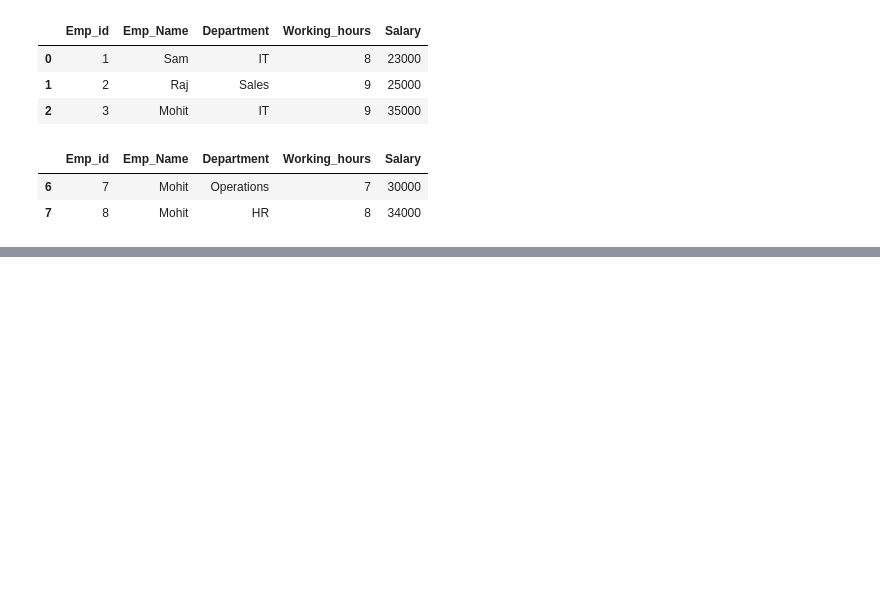
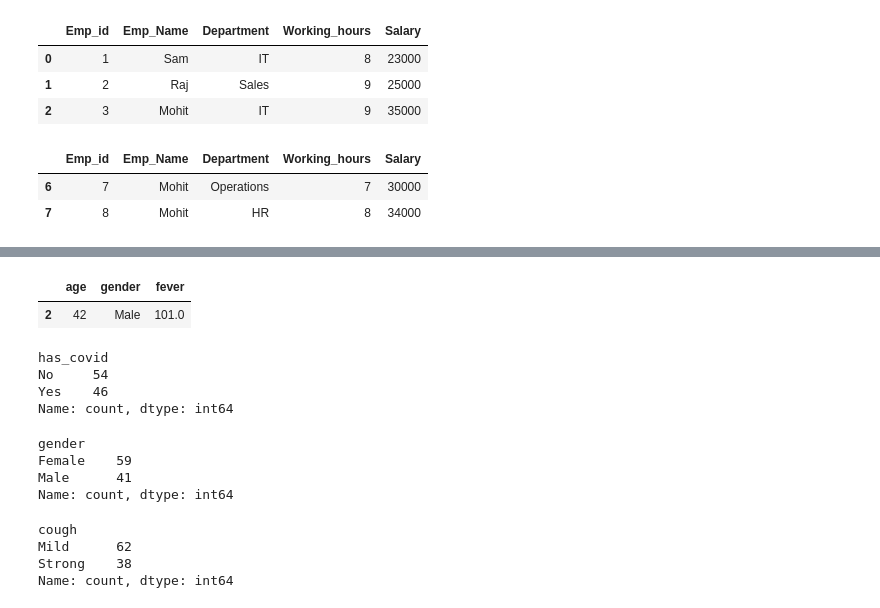
Before and after one commit to ashutosh414/Python-from-beginning, a Jupyter notebook: Day028_Pandas.ipynb, the cells around one changed output, grey strips where cells are left out. Drawn from its saved outputs; the diff is of its cells as text; code cells hidden in the pictures; blank space fills up the shorter version.

```diff
--- a/Day028_Pandas.ipynb
+++ b/Day028_Pandas.ipynb
@@ -100,0 +242,3 @@ student_df.to_csv('Day028_A_ExportCSVFile.csv',index=False)
+# %%
+# Modify Data in Dataframes
+covid_data['has_covid'][2]='Yes'
@@ -100,0 +292,29 @@ student_df.to_csv('Day028_A_ExportCSVFile.csv',index=False)
+# %%
+# iloc() # it is used to get the data from the given index
+# here we use index number instead of column name in loc() method
+
+covid_data.iloc[2:3,0:3]
+# %% [output]
+|  | age | gender | fever |
+| 2 | 42 | Male | 101.0 |
+# %%
+covid_data['has_covid'].value_counts()
+# %% [output]
+has_covid
+No     54
+Yes    46
+Name: count, dtype: int64
+# %%
+covid_data['gender'].value_counts()
+# %% [output]
+gender
+Female    59
+Male      41
+Name: count, dtype: int64
+# %%
+covid_data['cough'].value_counts()
+# %% [output]
+cough
+Mild      62
+Strong    38
+Name: count, dtype: int64
```
Also changed, not shown: parts of 17 cells of this notebook, 1 other file.
